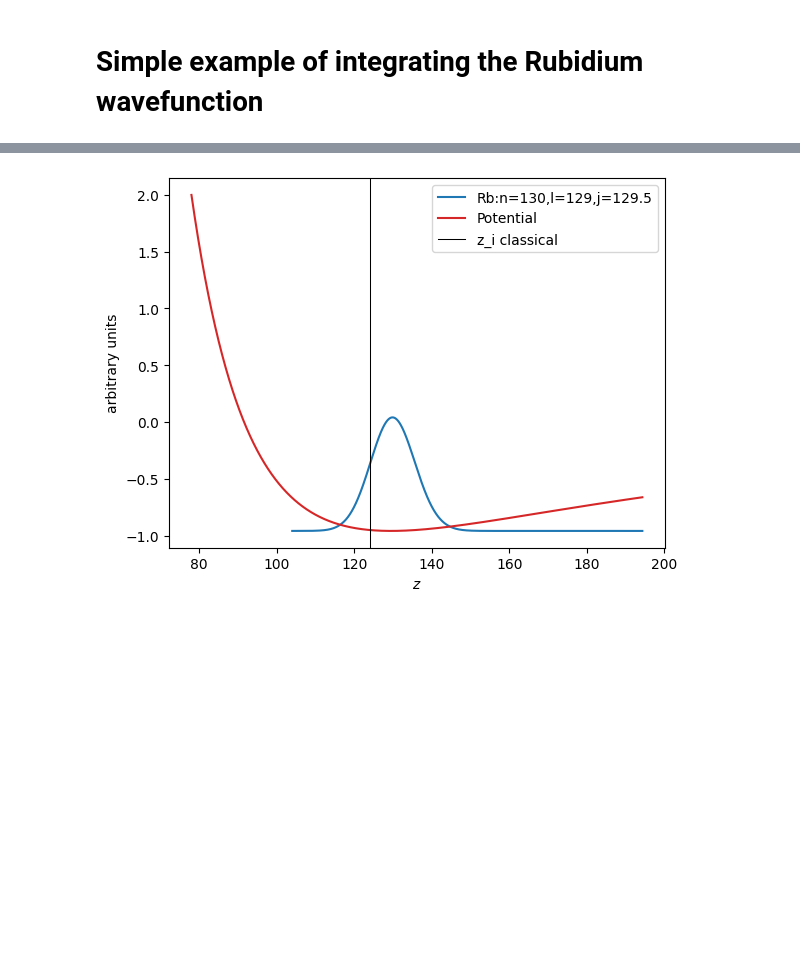
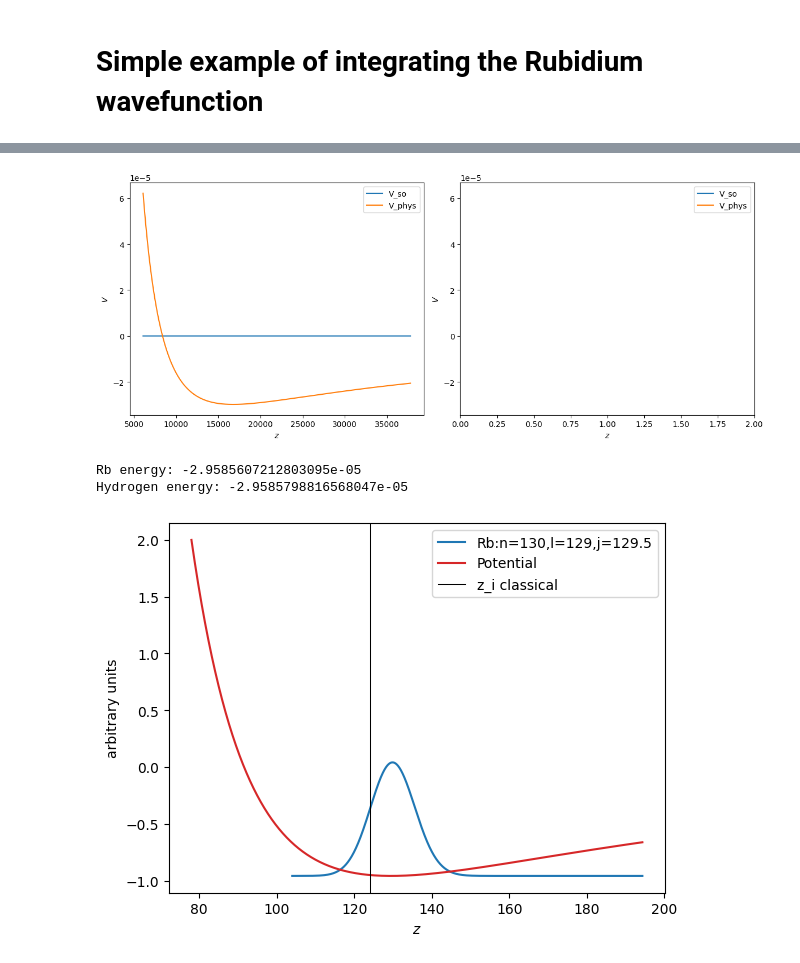
Before and after one commit to pairinteraction/ryd-numerov, a Jupyter notebook: docs/examples/rubidium_wavefunction.ipynb, the cells around one changed output, grey strips where cells are left out. Saved outputs shown, nothing was run; the diff lists cells and outputs as text; code cells hidden in the pictures; blank space fills up the shorter version.

```diff
--- a/docs/examples/rubidium_wavefunction.ipynb
+++ b/docs/examples/rubidium_wavefunction.ipynb
@@ -137,5 +138,44 @@ print(f"Hydrogen energy: {hydrogen.energy}")
 Rb energy: -2.9585607212803095e-05
 Hydrogen energy: -2.9585798816568047e-05
+# %%
+# plot_potentials = ["V_c", "V_l", "V_p", "V_so", "V_sqrt", "V_phys"]
+plot_potentials = ["V_so", "V_phys"]
+
+z_list = np.linspace(0.75 * np.sqrt(atom.grid.xmin), np.sqrt(atom.grid.xmax), 10_000)
+x_list = np.power(z_list, 2)
+
+potentials = {k: getattr(atom.model, f"calc_{k}")(x_list) for k in plot_potentials}
+# potentials["Hydrogen"] = hydrogen.model.calc_V_phys(x_list)
+
+
+fig, axs = plt.subplots(1, 2, figsize=(12, 5))
+
+for k, v in potentials.items():
+    for ax in axs:
+        ax.plot(x_list, v, label=k)
+
+        ax.set_xlabel(r"$z$")
+        ax.set_ylabel(r"$V$")
+        ax.legend()
+
+axs[1].set_xlim(0, 2)
+
+
+for ax in axs:
+    if ax.get_ylim()[0] < -0.1:
+        ax.set_ylim(-0.1)
+    if ax.get_ylim()[1] > 0.1:
+        ax.set_ylim(None, 0.1)
+
+fig.tight_layout()
+plt.show()
+
+print(f"{atom.species} energy: {atom.energy}")
+print(f"Hydrogen energy: {hydrogen.energy}")
+# %% [output]
+[figure, added]
+Rb energy: -2.9585607212803095e-05
+Hydrogen energy: -2.9585798816568047e-05
 # %%
 scaled_wlist = atom.wavefunction.wlist / np.max(np.abs(atom.wavefunction.wlist))
 scaled_V_phys = 2 * atom_V_phys / np.max(np.abs(atom_V_phys))
```
Also changed, not shown: parts of 5 cells of this notebook.
